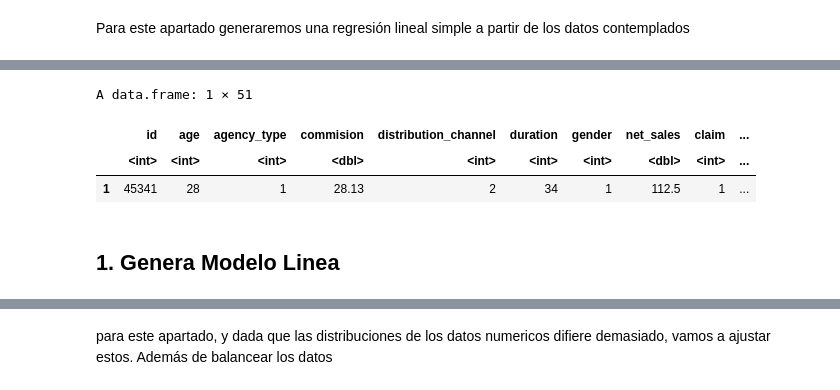
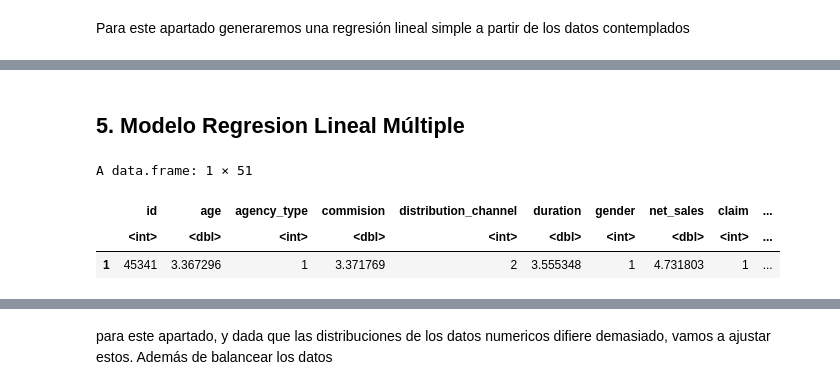
Before and after one commit to gdelgador/devcontainers-rstudio, a Jupyter notebook: explore-data/activida1.ipynb, the cells around one changed output, grey strips where cells are left out. Saved outputs shown, nothing was run; the diff lists cells and outputs as text; code cells hidden in the pictures.

```diff
--- a/explore-data/activida1.ipynb
+++ b/explore-data/activida1.ipynb
@@ -926,10 +982,10 @@ Para este apartado generaremos una regresión lineal simple a partir de los dato
+# %% [markdown]
+## 5. Modelo Regresion Lineal Múltiple
 # %%
-features_regresion <- read.csv("features_base.csv")
-head(features_regresion,1)
+regresion_multiple_df <- read.csv("feature_regresion_lineal_multiple.csv")
+head(regresion_multiple_df,1)
 # %% [output]
 A data.frame: 1 × 51
 |  | id | age | agency_type | commision | distribution_channel | duration | gender | net_sales | claim | ... |
-|  | <int> | <int> | <int> | <dbl> | <int> | <int> | <int> | <dbl> | <int> | ... |
-| 1 | 45341 | 28 | 1 | 28.13 | 2 | 34 | 1 | 112.5 | 1 | ... |
+|  | <int> | <dbl> | <int> | <dbl> | <int> | <dbl> | <int> | <dbl> | <int> | ... |
+| 1 | 45341 | 3.367296 | 1 | 3.371769 | 2 | 3.555348 | 1 | 4.731803 | 1 | ... |
-# %% [markdown]
-## 1. Genera Modelo Linea
```
Also changed, not shown: parts of 36 cells of this notebook, 3 other files.
